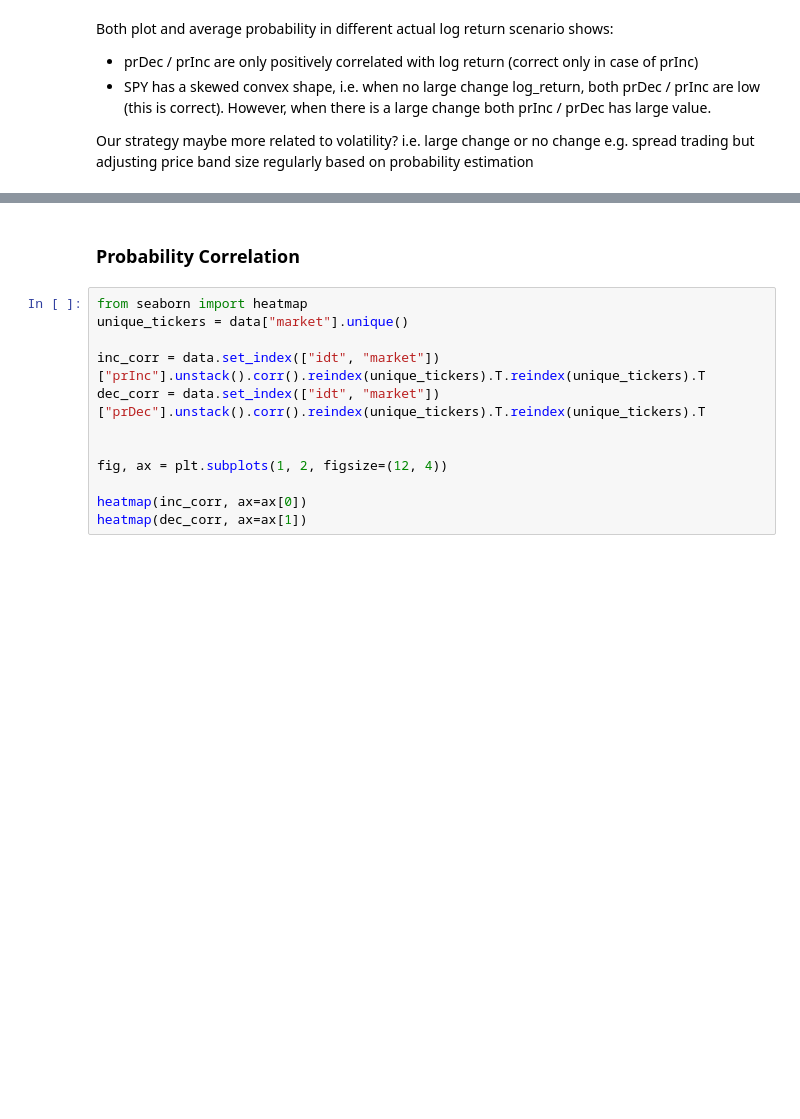
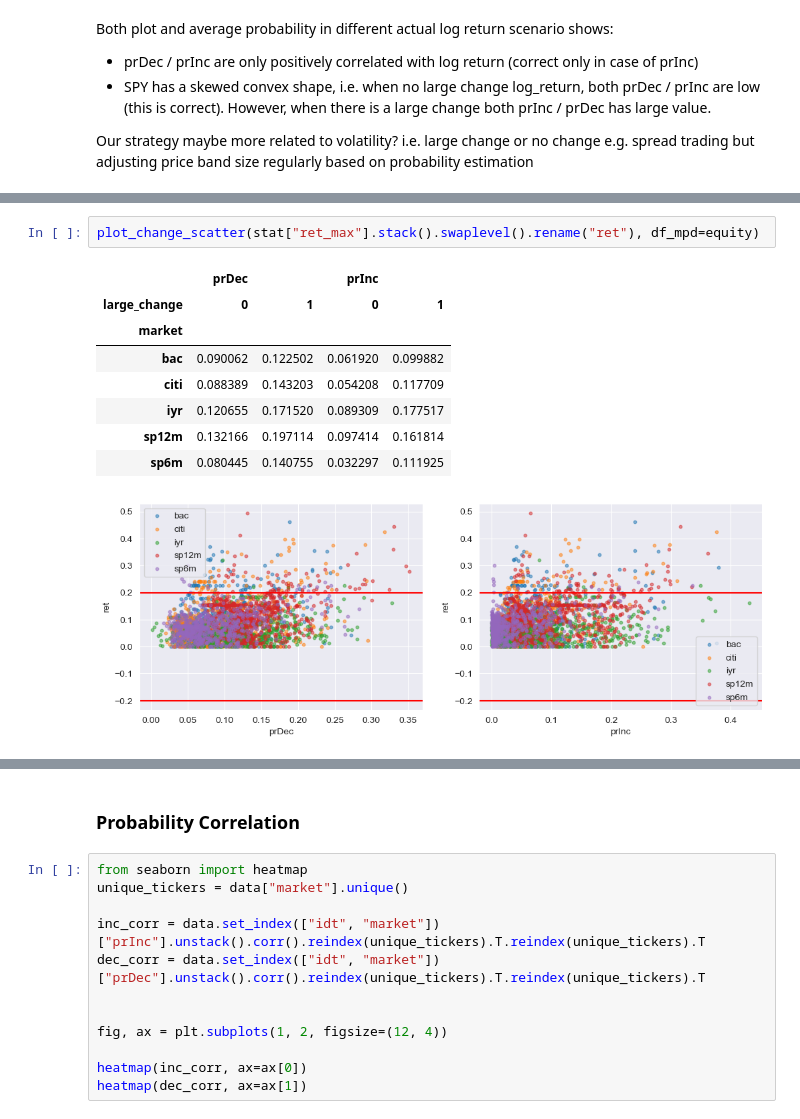
Before and after one commit to claircocoanut/iaqf-default, a Jupyter notebook: data_analysis/equity.ipynb, the cells around one changed output, grey strips where cells are left out. Drawn from its saved outputs; the diff is of its cells as text; blank space fills up the shorter version.

```diff
--- a/data_analysis/equity.ipynb
+++ b/data_analysis/equity.ipynb
@@ -163,0 +144,12 @@ e.g. spread trading but adjusting price band size regularly based on probability
+# %%
+plot_change_scatter(stat["ret_max"].stack().swaplevel().rename("ret"), df_mpd=equity)
+# %% [output]
+|  | prDec |  | prInc |  |
+| large_change | 0 | 1 | 0 | 1 |
+| market |  |  |  |  |
+| bac | 0.090062 | 0.122502 | 0.061920 | 0.099882 |
+| citi | 0.088389 | 0.143203 | 0.054208 | 0.117709 |
+| iyr | 0.120655 | 0.171520 | 0.089309 | 0.177517 |
+| sp12m | 0.132166 | 0.197114 | 0.097414 | 0.161814 |
+| sp6m | 0.080445 | 0.140755 | 0.032297 | 0.111925 |
+[figure, added]
```
Also changed, not shown: parts of 12 cells of this notebook, 3 other files.
